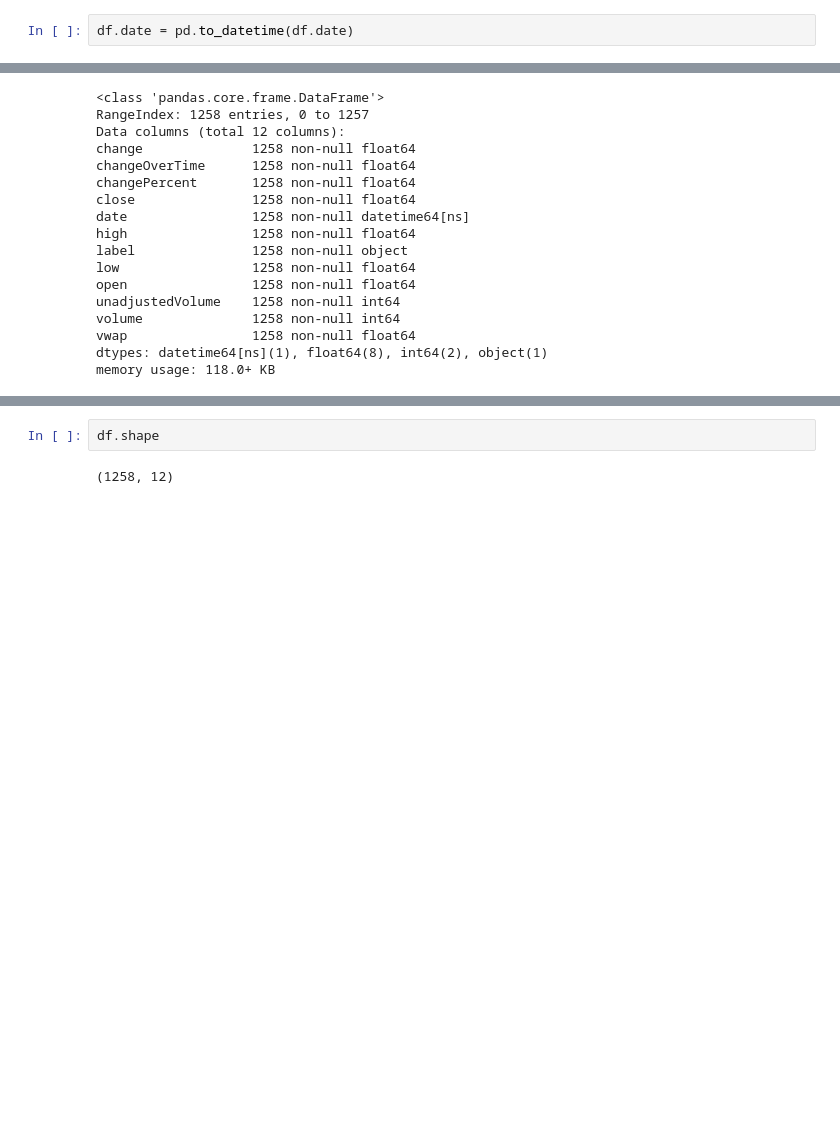
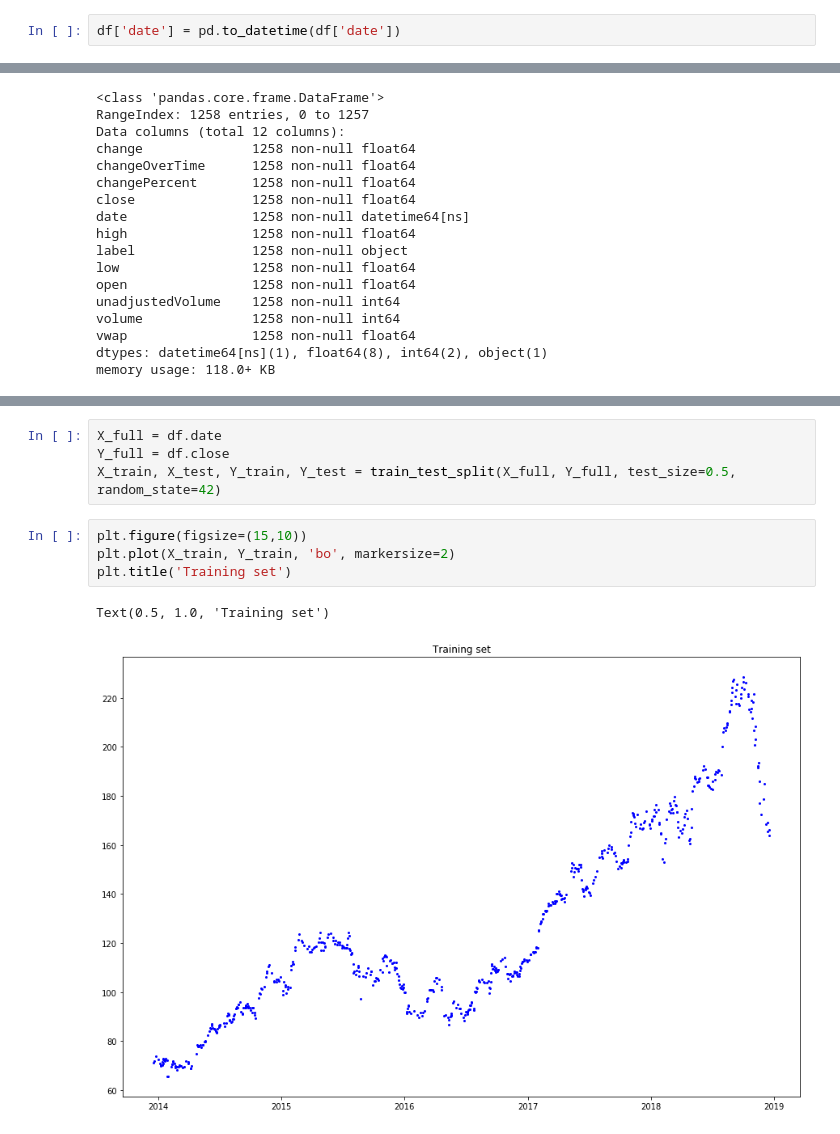
Before and after one commit to vmasten/data_analysis, a Jupyter notebook: regressions.ipynb, the cells around one changed output, grey strips where cells are left out. Drawn from its saved outputs; the diff is of its cells as text; blank space fills up the shorter version.

```diff
--- a/regressions.ipynb
+++ b/regressions.ipynb
@@ -22,5 +23,5 @@ df = pd.DataFrame(data)
 # %%
-df.date = pd.to_datetime(df.date)
+df['date'] = pd.to_datetime(df['date'])
 # %%
 # df['day'] = df.date.apply(dt.datetime.isoweekday)
 # df['day_of_week'] = df.date.dt.weekday_name
@@ -67,7 +68,14 @@ df.describe()
 | 50% | 0.067517 | 0.584753 | 0.061500 | 113.126650 | 113.812200 | 112.398600 | 113.106150 | 3.311536e+07 | 3.703142e+07 | ... |
 | 75% | 1.014775 | 1.170042 | 0.849250 | 154.907125 | 156.776725 | 153.655500 | 155.269725 | 4.645314e+07 | 5.246383e+07 | ... |
 | max | 11.132000 | 2.239687 | 8.198000 | 231.263100 | 232.658200 | 228.981100 | 229.977600 | 1.898463e+08 | 2.668336e+08 | ... |
-# %%
-df.shape
-# %% [output]
-(1258, 12)
+# %%
+X_full = df.date
+Y_full = df.close
+X_train, X_test, Y_train, Y_test = train_test_split(X_full, Y_full, test_size=0.5, random_state=42)
+# %%
+plt.figure(figsize=(15,10))
+plt.plot(X_train, Y_train, 'bo', markersize=2)
+plt.title('Training set')
+# %% [output]
+Text(0.5, 1.0, 'Training set')
+[figure, added]
```
Also changed, not shown: parts of 6 cells of this notebook.
